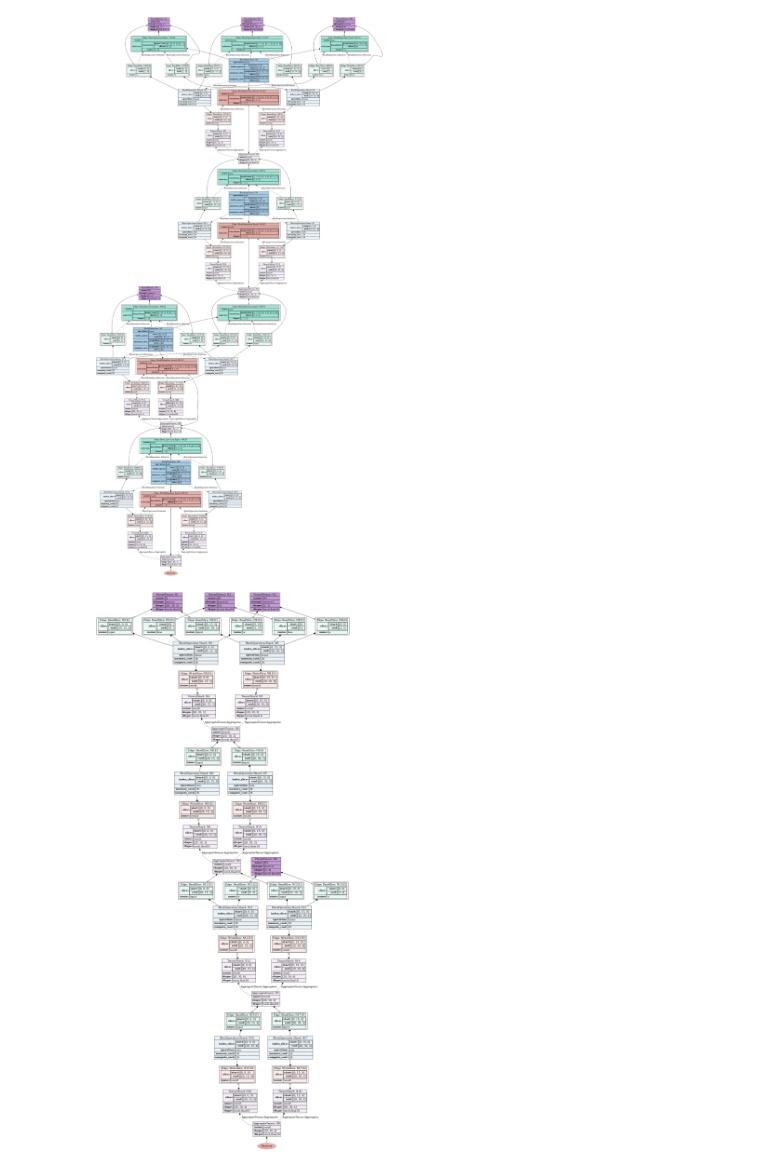
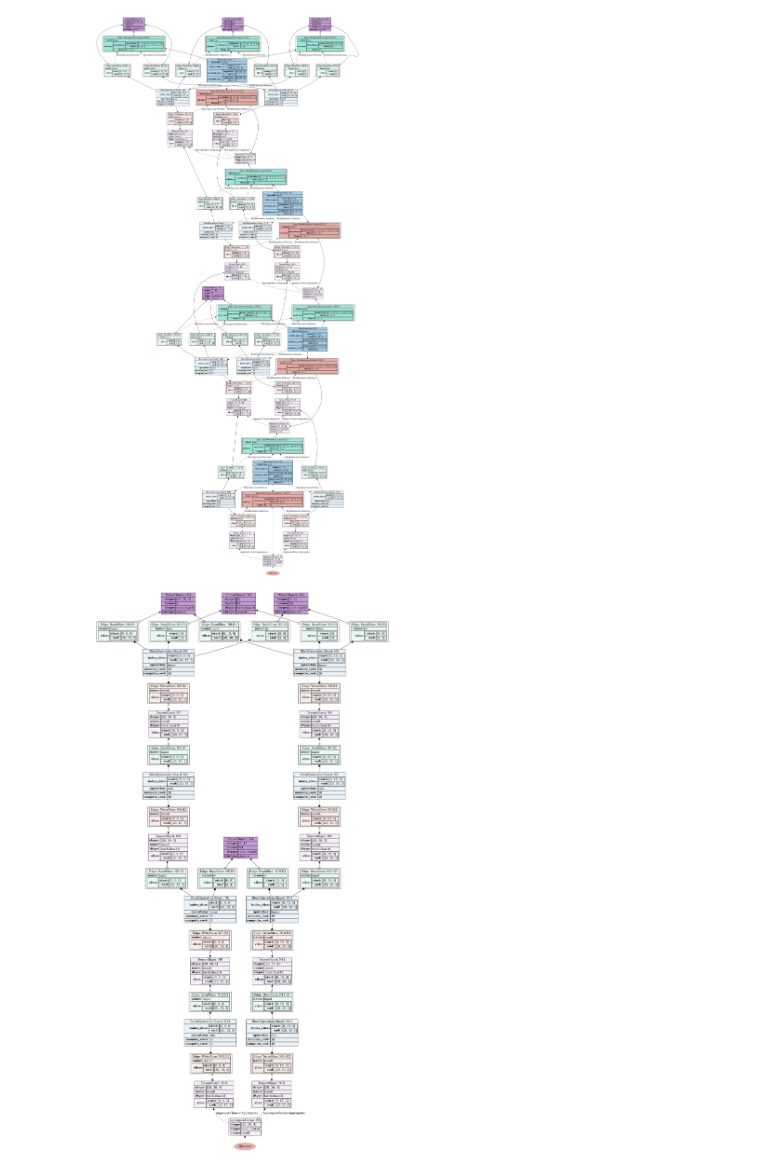
Before and after one commit to crutcher/tapestry-legacy, a Jupyter notebook: tapestry/symbolic_example.ipynb, the cells around one changed output. Drawn from its saved outputs; the diff is of its cells as text; code cells hidden in the pictures.

Commit message:
implement strip_orphan_values(g)

```diff
--- a/tapestry/symbolic_example.ipynb
+++ b/tapestry/symbolic_example.ipynb
@@ -204,12 +209,14 @@ display_graph(g)
 # %%
 sharded = g.clone()
 shard_max_dim(sharded, 2)
+specialize_read_slices(sharded)
 display_graph(sharded)
 # %% [output]
-[figure, old version]
+[figure, new version]
 # %%
 shard_only = sharded.clone()
 strip_blocks(shard_only)
+strip_orphan_values(shard_only)
 display_graph(shard_only)
 # %% [output]
-[figure, old version]
+[figure, new version]
```
Also changed, not shown: parts of 2 cells of this notebook, 4 other files.
